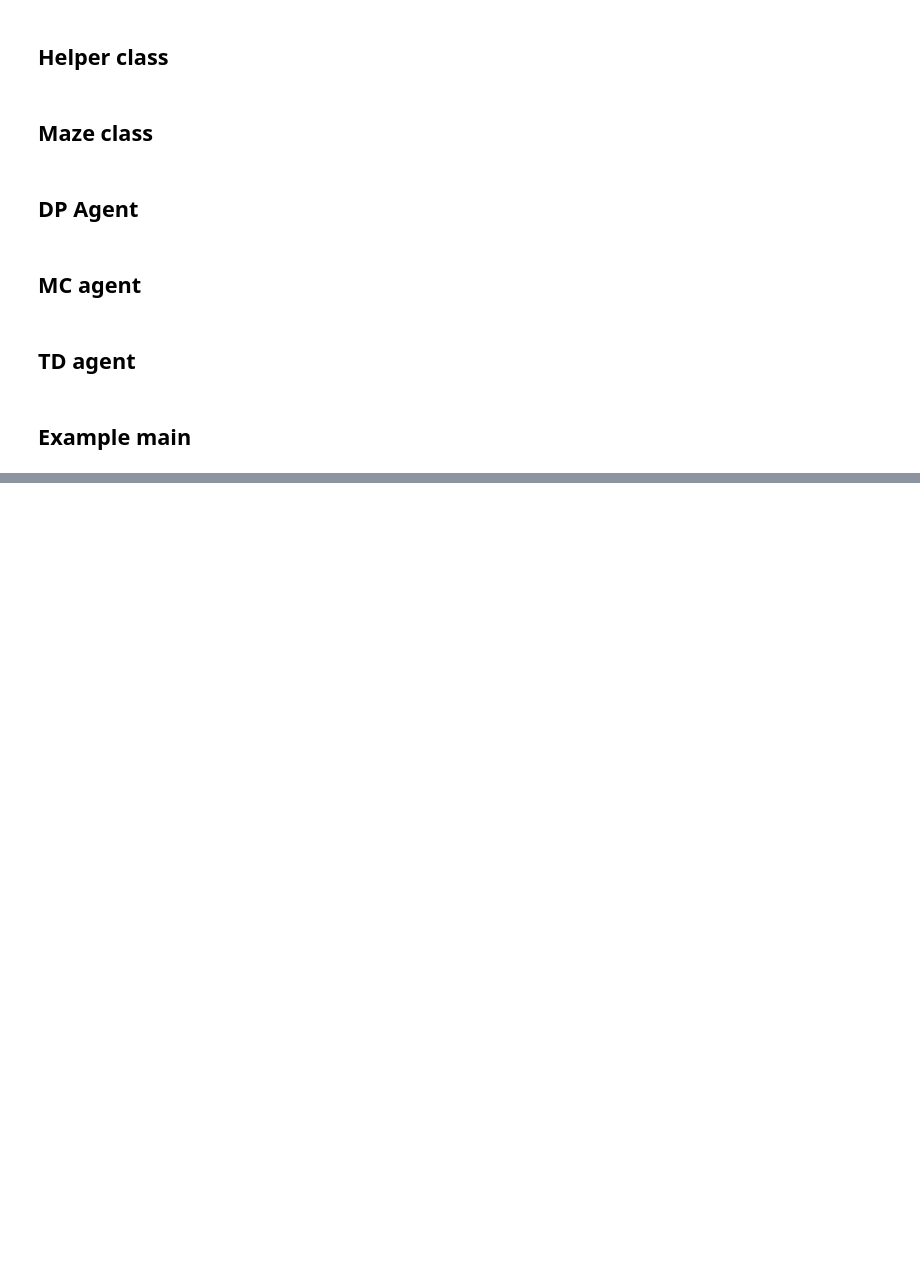
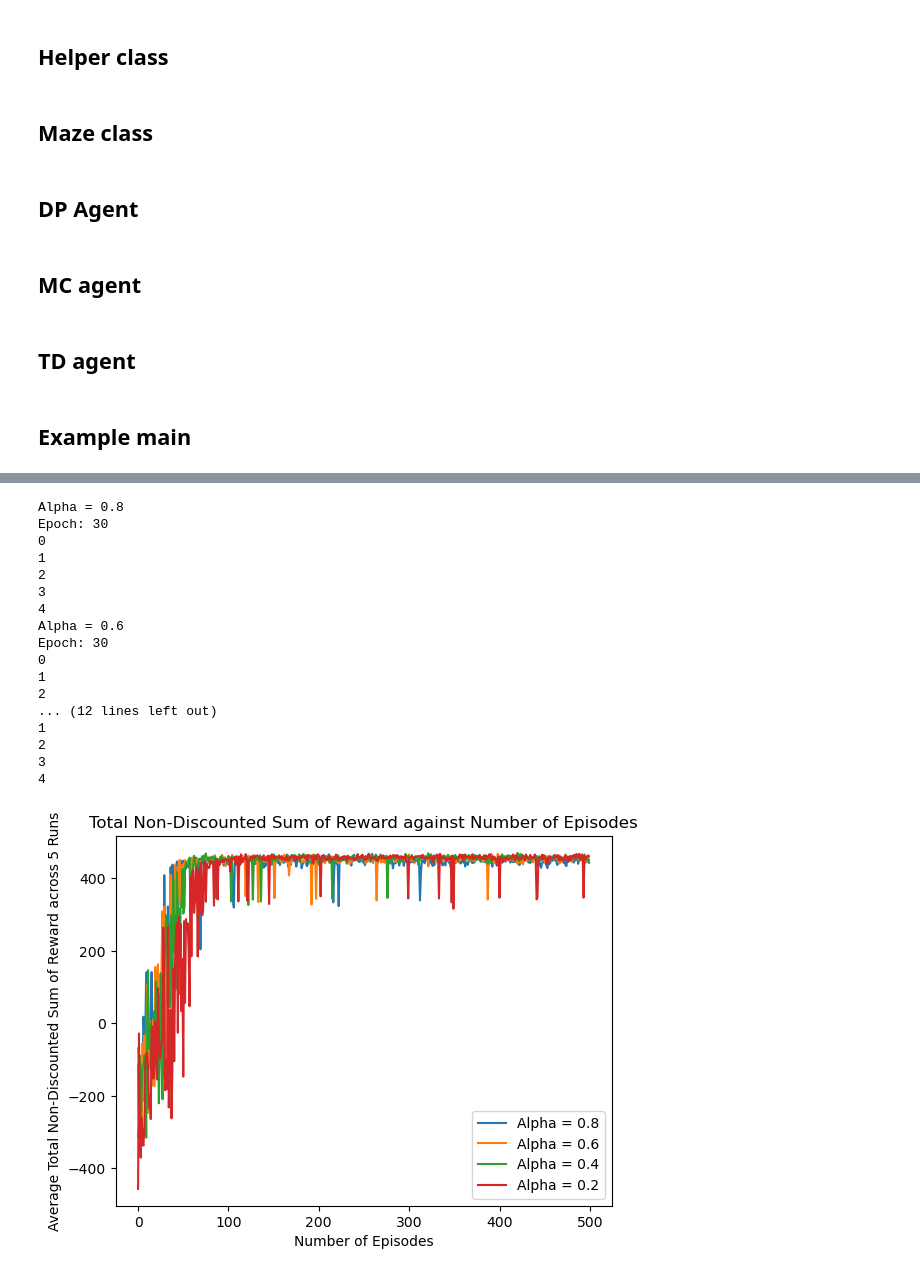
Before and after one commit to jackhau0212/Maze_Planner_Reinforcement_Learning, a Jupyter notebook: coursework_1_maze.ipynb, the cells around one changed output, grey strips where cells are left out. Cells and saved outputs as stored; diff of their text form; code cells hidden in the pictures; blank space fills up the shorter version.

```diff
--- a/coursework_1_maze.ipynb
+++ b/coursework_1_maze.ipynb
@@ -909,0 +950,68 @@ plt.show()
+# %%
+############################## Question 3.3.2 ##################################
+
+alphas_parameters = [0.8, 0.6, 0.4, 0.2]
+
+for alpha_parameter in alphas_parameters:
+    print(f"Alpha = {alpha_parameter}")
+    total_rewards_5_runs = []
+    values_5_runs = []
+
+    dp_agent = DP_agent()
+    dp_policy, dp_value = dp_agent.solve(maze)
+
+    for i in range(5):
+        print(i)
+        maze = Maze()
+        td_agent = TD_agent()
+        _, td_values, total_rewards = td_agent.solve_plot(maze, 0.4, alpha_parameter)
+        total_rewards_5_runs.append(total_rewards)
+        values_5_runs.append(td_values)
+
+    mean_squared_error_training_run = []
+
+    for training_run in range(len(values_5_runs)):
+        mean_squared_error_episode = []
+
+        for value_function_at_each_episode in values_5_runs[training_run]:
+            mean_squared_error_episode.append(mean_squared_error(dp_value, value_function_at_each_episode))
+
+        mean_squared_error_training_run.append(mean_squared_error_episode)
+
+    mean_rewards = np.mean(total_rewards_5_runs, axis=0)
+    std_rewards = np.std(total_rewards_5_runs, axis=0)
+
+    plt.figure(1)
+    plt.plot(mean_rewards[:500], label=f"Alpha = {alpha_parameter}")
+    plt.xlabel("Number of Episodes")
+    plt.ylabel("Average Total Non-Discounted Sum of Reward across 5 Runs")
+    plt.title("Total Non-Discounted Sum of Reward against Number of Episodes")
+    plt.legend()
+
+    plt.figure(2)
+    plt.plot(np.mean(mean_squared_error_training_run, axis=0)[:500], label=f"Alpha = {alpha_parameter}")
+    plt.xlabel("Number of Episodes")
+    plt.ylabel("Average Mean Squared Error Averaged Over States across 5 Runs")
+    plt.title("Mean Squared Error against Number of Episodes")
+    plt.legend()
+
+plt.show()
+# %% [output]
+Alpha = 0.8
+Epoch: 30
+0
+1
+2
+3
+4
+Alpha = 0.6
+Epoch: 30
+0
+1
+2
+... (12 lines left out)
+1
+2
+3
+4
+[figure, added]
```
Also changed, not shown: parts of 6 cells of this notebook.
